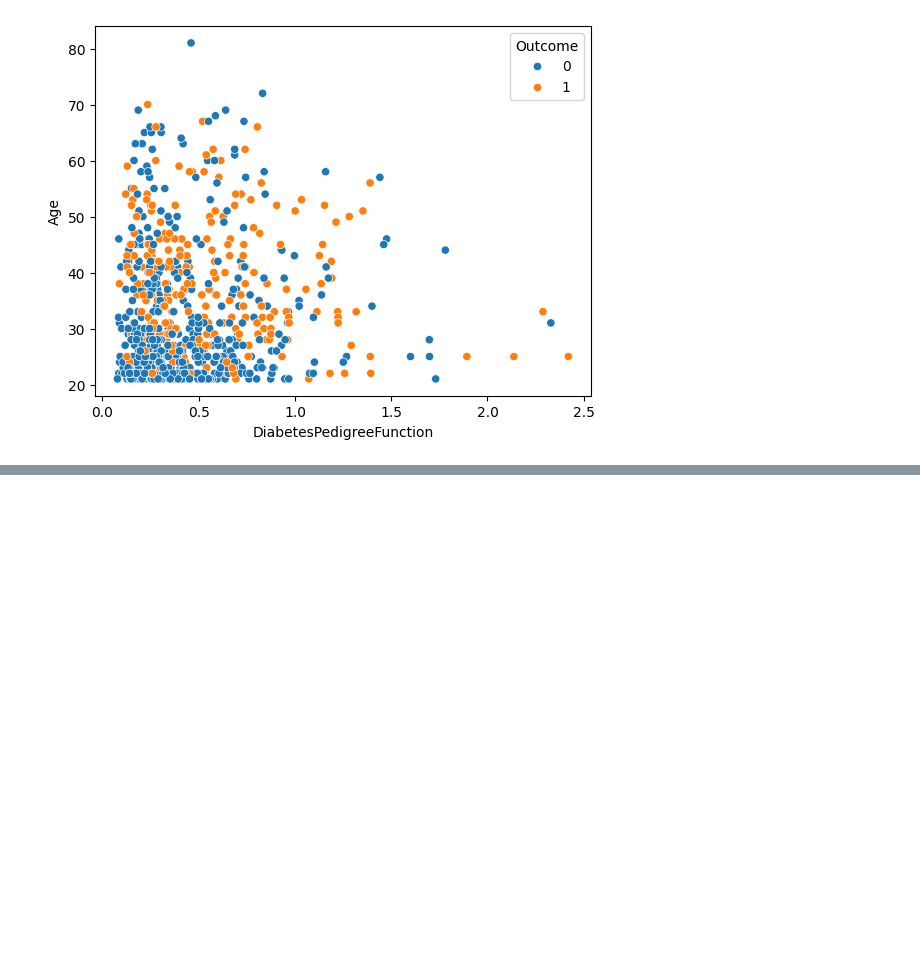
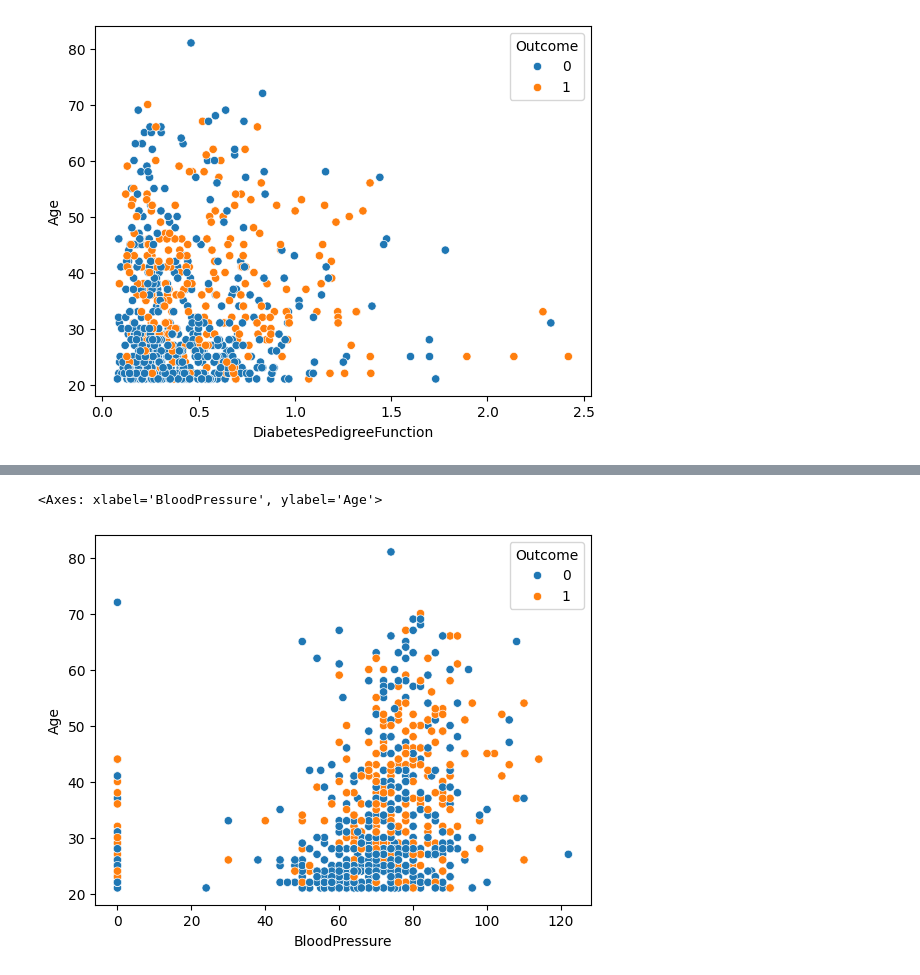
Before and after one commit to rajendra195/ds_project, a Jupyter notebook: Project_01/diabeties_classification.ipynb, the cells around one changed output, grey strips where cells are left out. Cells and saved outputs as stored; diff of their text form; code cells hidden in the pictures; blank space fills up the shorter version.

```diff
--- a/Project_01/diabeties_classification.ipynb
+++ b/Project_01/diabeties_classification.ipynb
@@ -241,0 +250,5 @@ df.corr()
+# %%
+sns.scatterplot(data=df, x="BloodPressure", y="Age", hue="Outcome")
+# %% [output]
+<Axes: xlabel='BloodPressure', ylabel='Age'>
+[figure, added]
```
Also changed, not shown: parts of 25 cells of this notebook.
